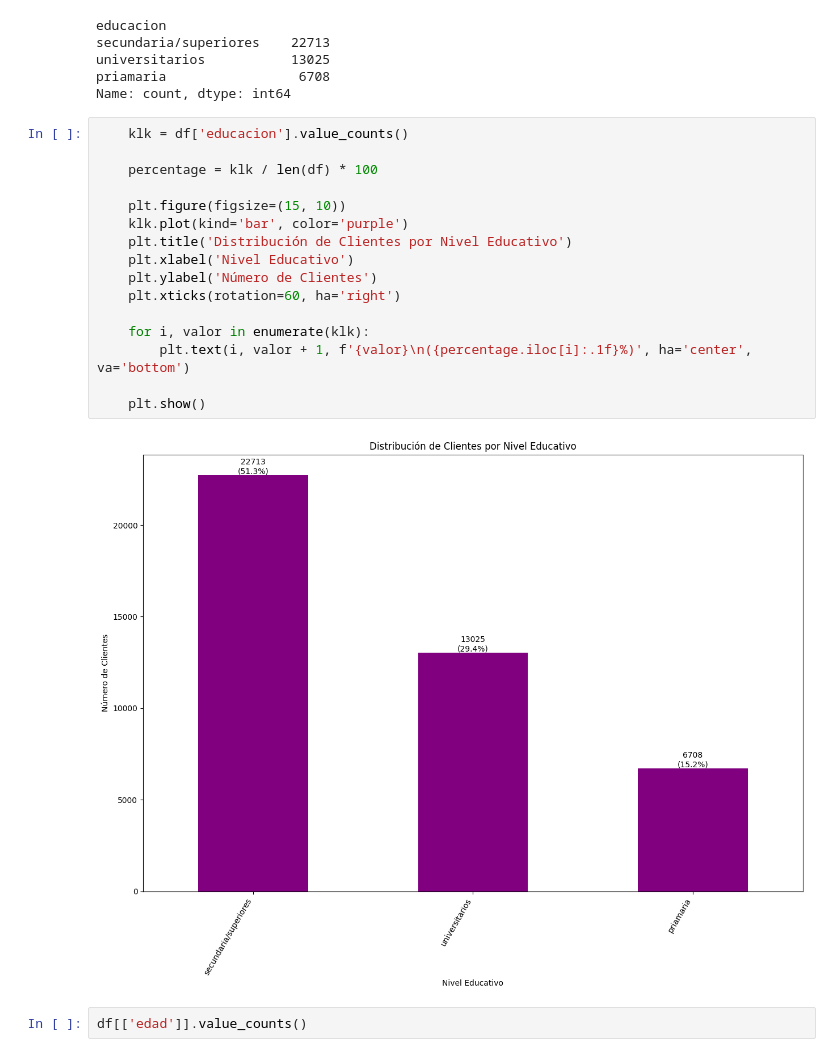
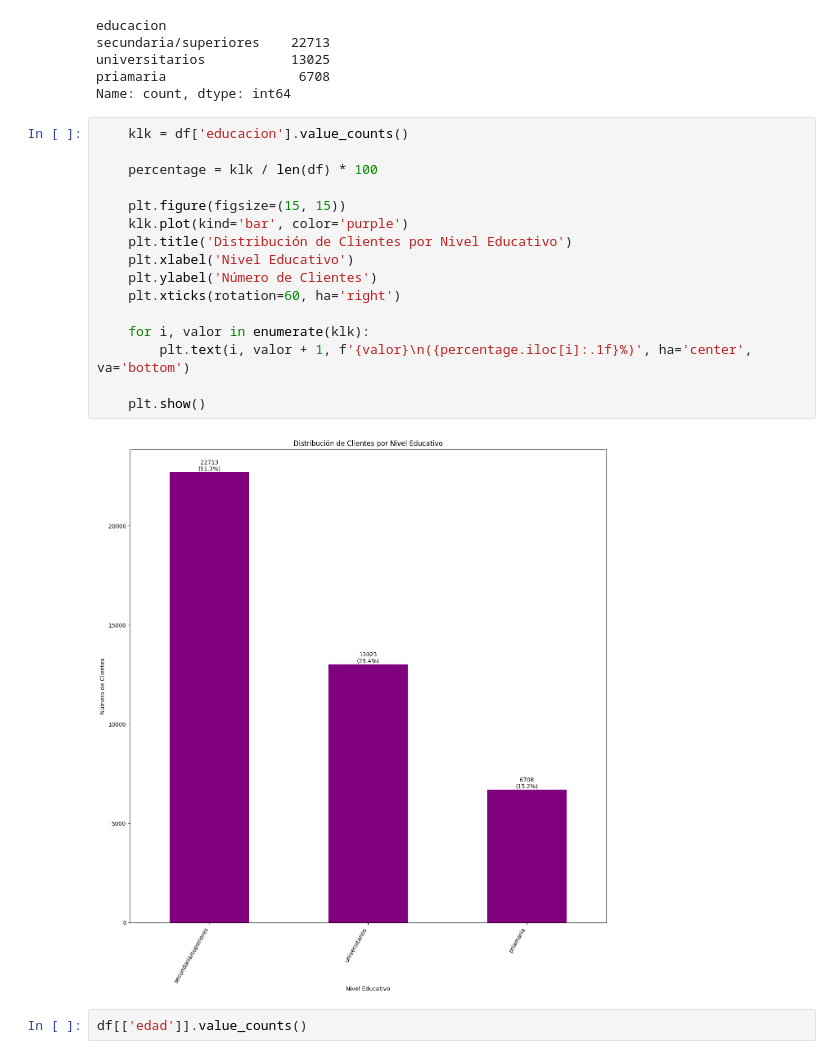
Before and after one commit to erxgli/Amacor_contexto_bancario, a Jupyter notebook: KLK.ipynb, the cells around one changed output. Cells and saved outputs as stored; diff of their text form.

```diff
--- a/KLK.ipynb
+++ b/KLK.ipynb
@@ -108,21 +108,21 @@ Name: count, dtype: int64
 # %%
     klk = df['educacion'].value_counts()
 
     percentage = klk / len(df) * 100
 
-    plt.figure(figsize=(15, 10))
+    plt.figure(figsize=(15, 15))
     klk.plot(kind='bar', color='purple')
     plt.title('Distribución de Clientes por Nivel Educativo')
     plt.xlabel('Nivel Educativo')
     plt.ylabel('Número de Clientes')
     plt.xticks(rotation=60, ha='right')
 
     for i, valor in enumerate(klk):
         plt.text(i, valor + 1, f'{valor}\n({percentage.iloc[i]:.1f}%)', ha='center', va='bottom')
 
     plt.show()
 # %% [output]
-[figure, old version]
+[figure, new version]
 # %%
 df[['edad']].value_counts()
 # %% [output]
```
Also changed, not shown: parts of 11 cells of this notebook.
